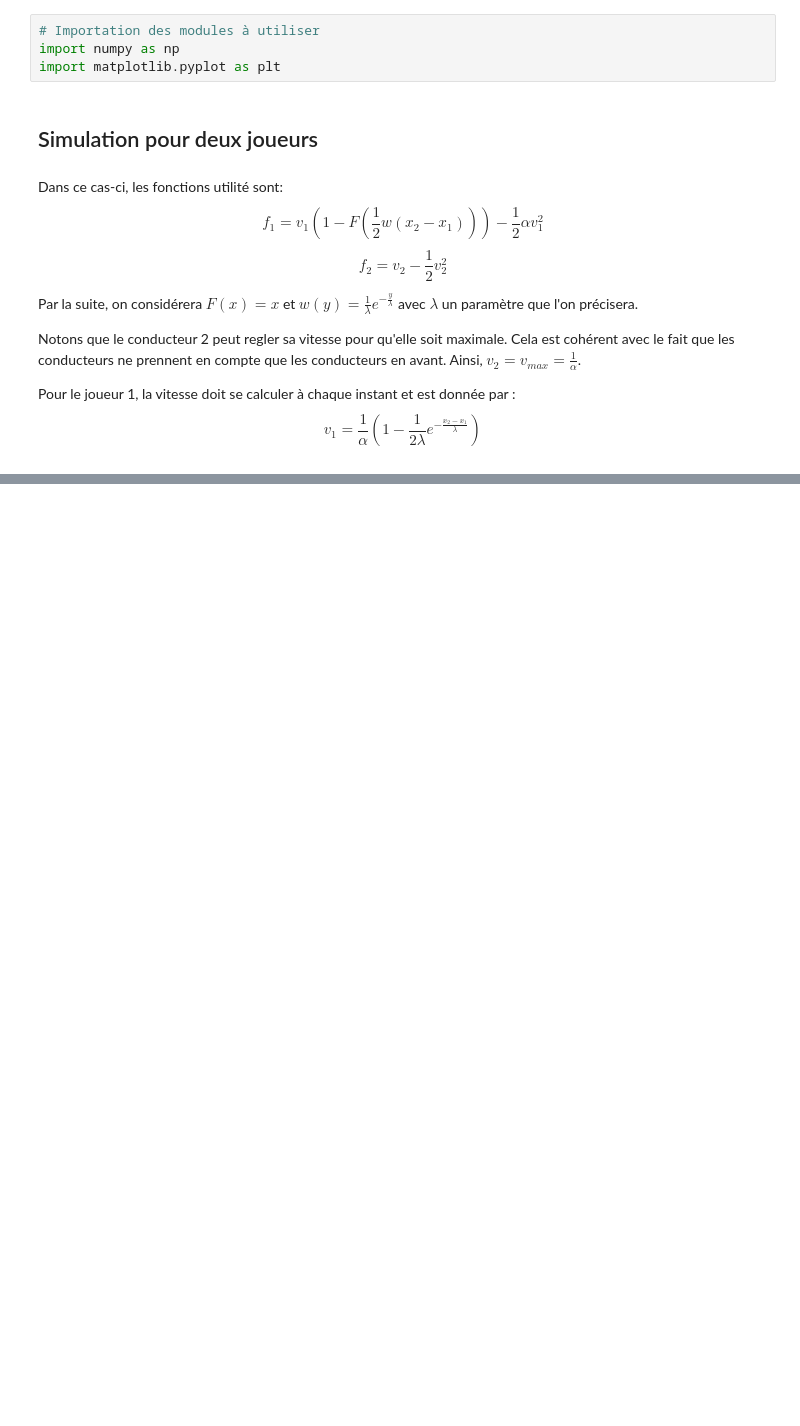
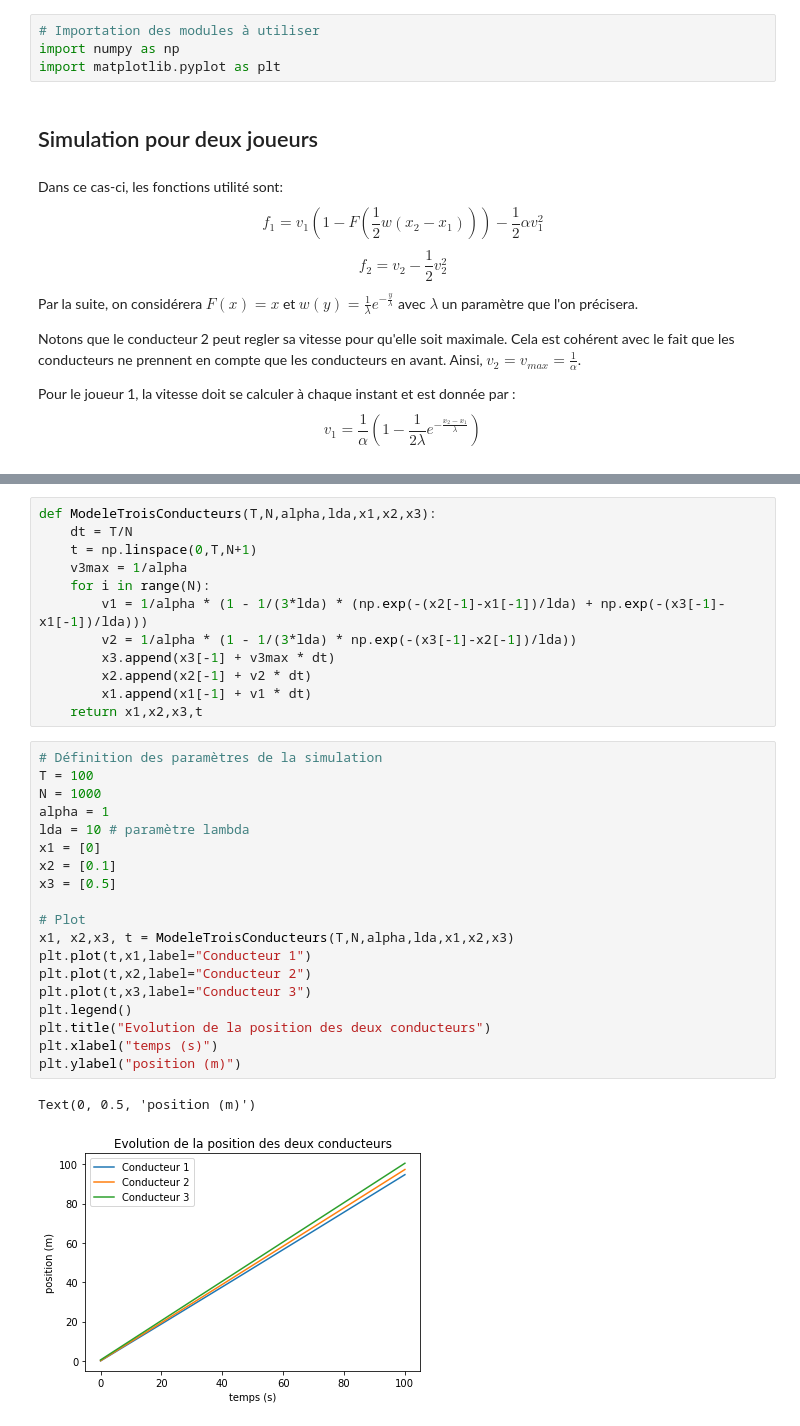
Before and after one commit to s-fl0res/PAr-168, a Jupyter notebook: simu_discrete.ipynb, the cells around one changed output, grey strips where cells are left out. Drawn from its saved outputs; the diff is of its cells as text; blank space fills up the shorter version.

```diff
--- a/simu_discrete.ipynb
+++ b/simu_discrete.ipynb
@@ -52,0 +78,34 @@ Text(0, 0.5, 'position (m)')
+# %%
+def ModeleTroisConducteurs(T,N,alpha,lda,x1,x2,x3):
+    dt = T/N
+    t = np.linspace(0,T,N+1)
+    v3max = 1/alpha
+    for i in range(N):
+        v1 = 1/alpha * (1 - 1/(3*lda) * (np.exp(-(x2[-1]-x1[-1])/lda) + np.exp(-(x3[-1]-x1[-1])/lda)))
+        v2 = 1/alpha * (1 - 1/(3*lda) * np.exp(-(x3[-1]-x2[-1])/lda))
+        x3.append(x3[-1] + v3max * dt)
+        x2.append(x2[-1] + v2 * dt)
+        x1.append(x1[-1] + v1 * dt)
+    return x1,x2,x3,t
+# %%
+# Définition des paramètres de la simulation
+T = 100
+N = 1000
+alpha = 1
+lda = 10 # paramètre lambda
+x1 = [0]
+x2 = [0.1]
+x3 = [0.5]
+
+# Plot
+x1, x2,x3, t = ModeleTroisConducteurs(T,N,alpha,lda,x1,x2,x3)
+plt.plot(t,x1,label="Conducteur 1")
+plt.plot(t,x2,label="Conducteur 2")
+plt.plot(t,x3,label="Conducteur 3")
+plt.legend()
+plt.title("Evolution de la position des deux conducteurs")
+plt.xlabel("temps (s)")
+plt.ylabel("position (m)")
+# %% [output]
+Text(0, 0.5, 'position (m)')
+[figure, added]
```
Also changed, not shown: parts of 6 cells of this notebook.
